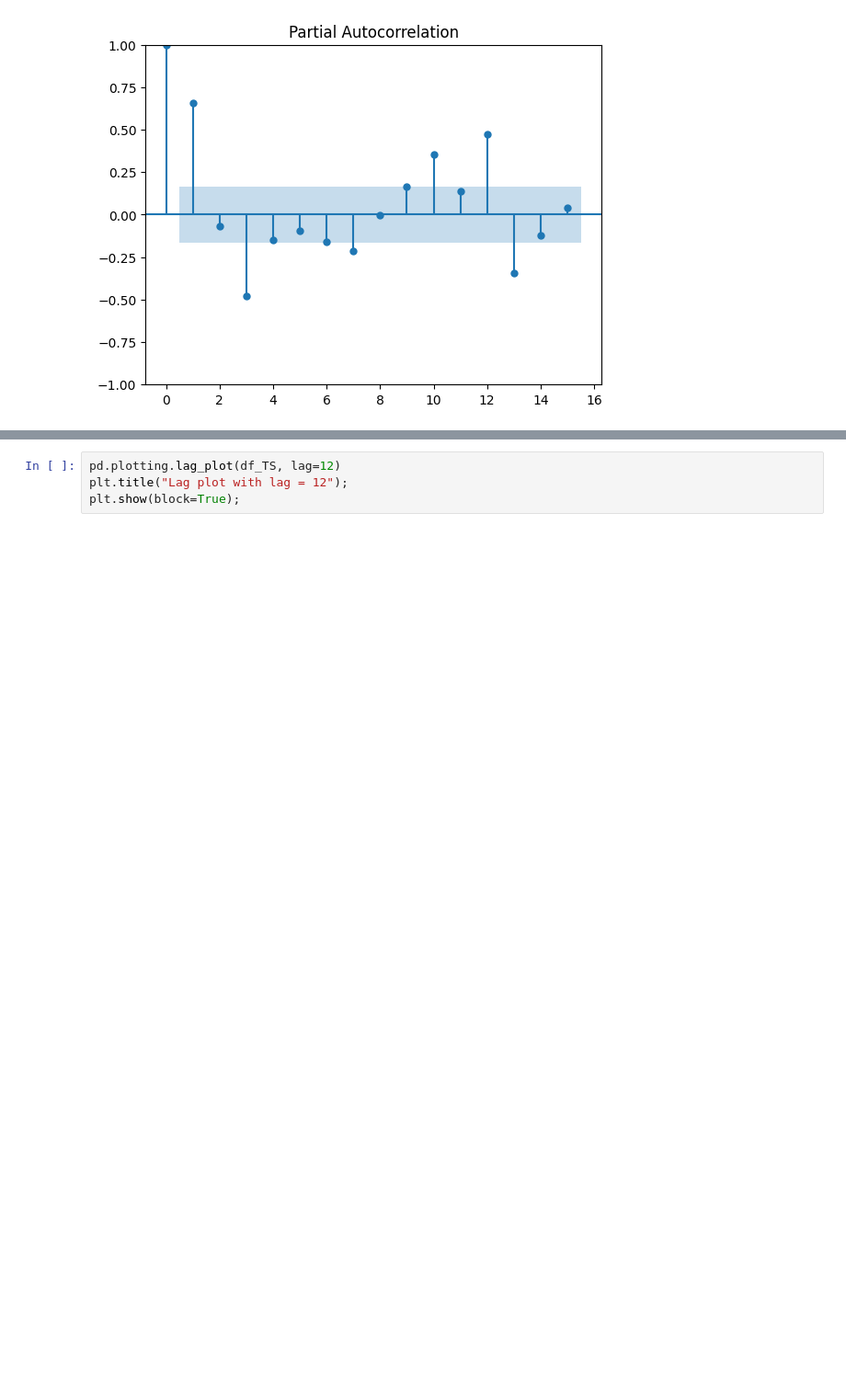
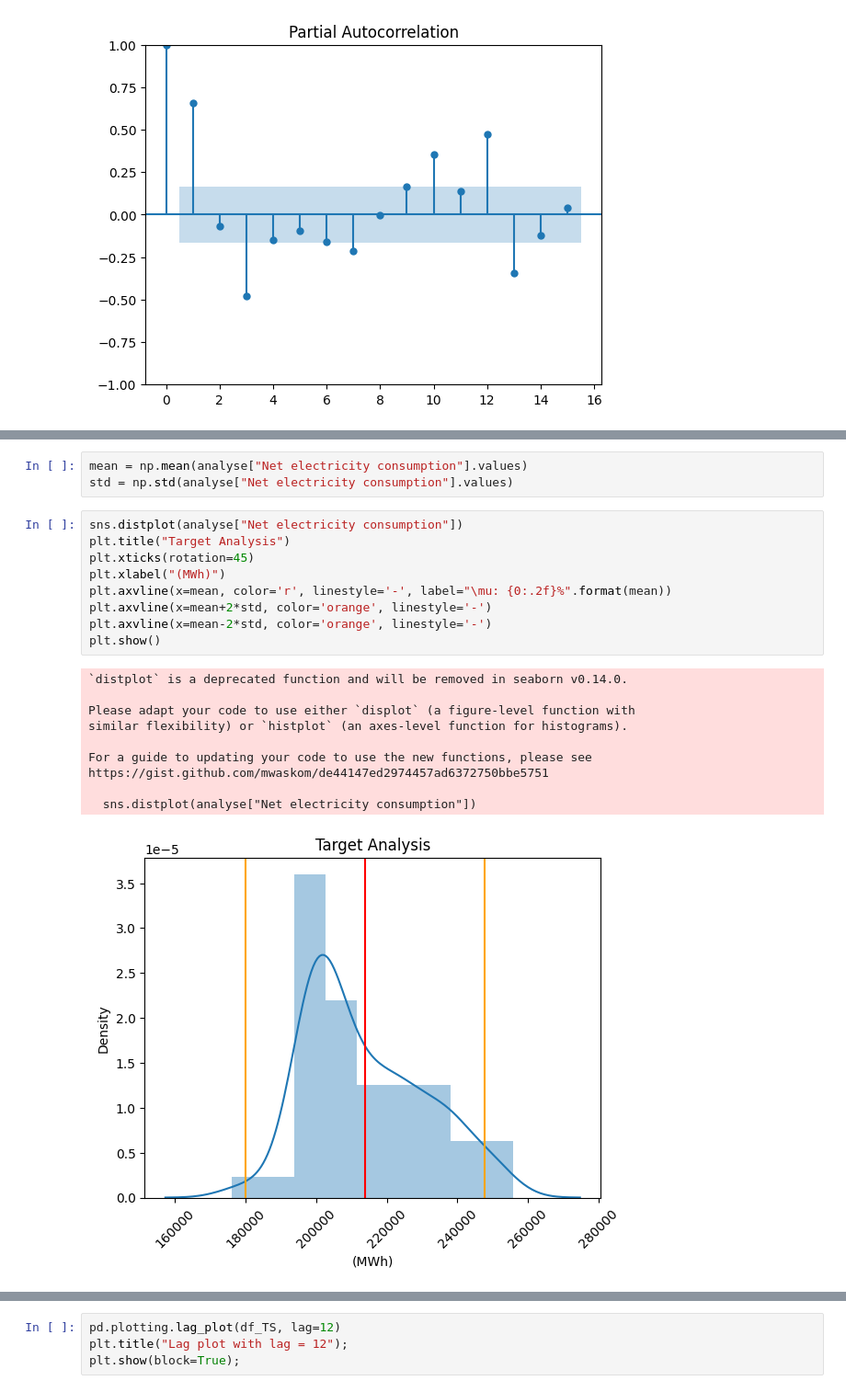
Before and after one commit to lilyhuong/FinE, a Jupyter notebook: Report_final_project_NGUYEN_Thi_Huong.ipynb, the cells around one changed output, grey strips where cells are left out. Shown at 92% size. Cells and saved outputs as stored; diff of their text form; blank space fills up the shorter version.

```diff
--- a/Report_final_project_NGUYEN_Thi_Huong.ipynb
+++ b/Report_final_project_NGUYEN_Thi_Huong.ipynb
@@ -207,0 +231,23 @@ pyplot.show()
+# %%
+mean = np.mean(analyse["Net electricity consumption"].values)
+std = np.std(analyse["Net electricity consumption"].values)
+# %%
+sns.distplot(analyse["Net electricity consumption"])
+plt.title("Target Analysis")
+plt.xticks(rotation=45)
+plt.xlabel("(MWh)")
+plt.axvline(x=mean, color='r', linestyle='-', label="\mu: {0:.2f}%".format(mean))
+plt.axvline(x=mean+2*std, color='orange', linestyle='-')
+plt.axvline(x=mean-2*std, color='orange', linestyle='-')
+plt.show()
+# %% [output]
+`distplot` is a deprecated function and will be removed in seaborn v0.14.0.
+
+Please adapt your code to use either `displot` (a figure-level function with
+similar flexibility) or `histplot` (an axes-level function for histograms).
+
+For a guide to updating your code to use the new functions, please see
+https://gist.github.com/mwaskom/de44147ed2974457ad6372750bbe5751
+
+  sns.distplot(analyse["Net electricity consumption"])
+[figure, added]
```
Also changed, not shown: parts of 11 cells of this notebook.
